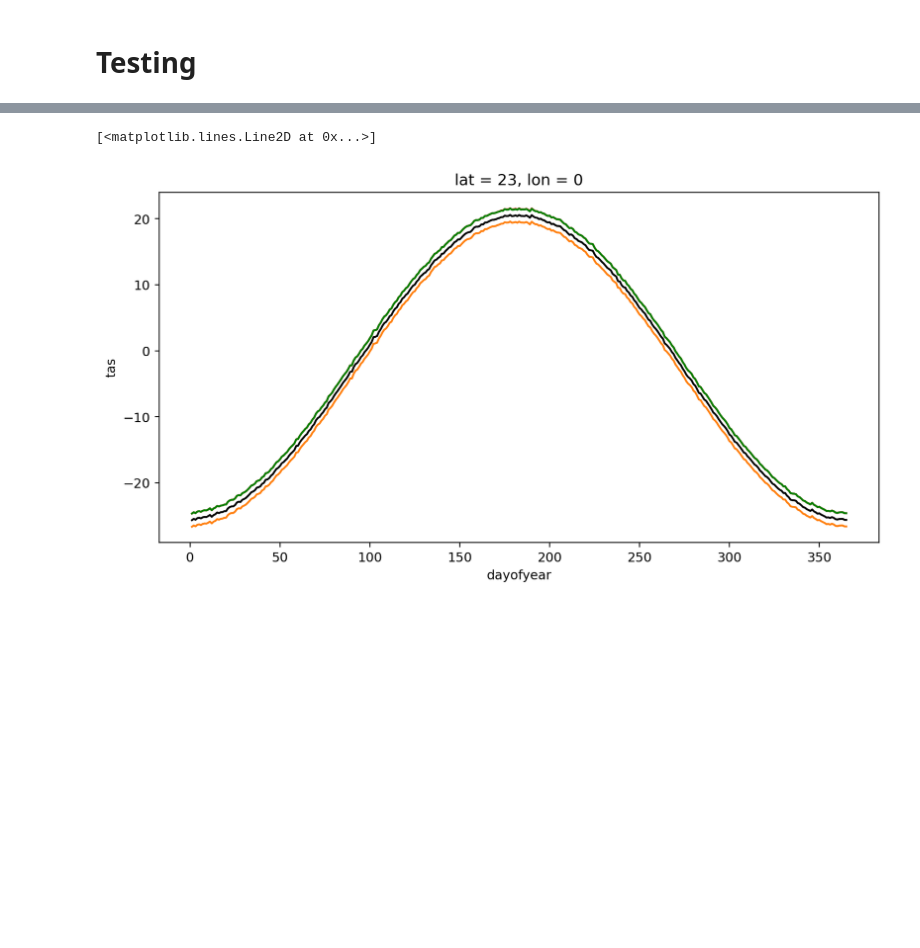
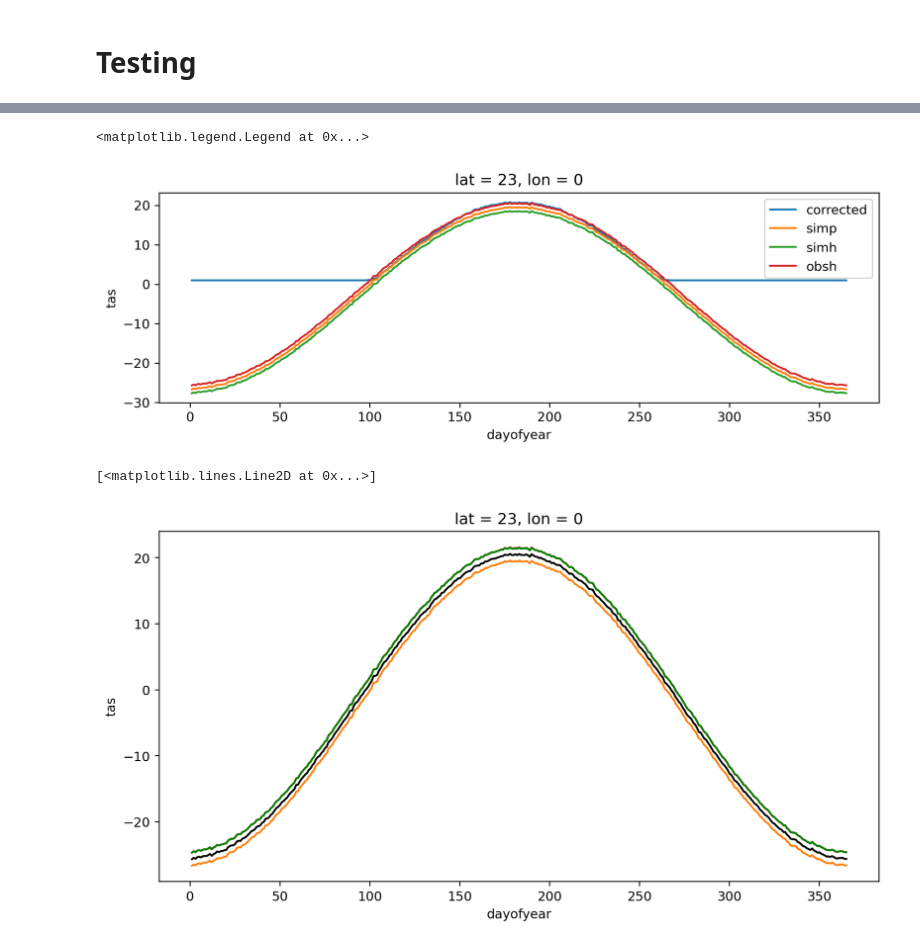
Before and after one commit to btschwertfeger/python-cmethods, a Jupyter notebook: examples/test.ipynb, the cells around one changed output, grey strips where cells are left out. Saved outputs shown, nothing was run; the diff lists cells and outputs as text; code cells hidden in the pictures; blank space fills up the shorter version.

```diff
--- a/examples/test.ipynb
+++ b/examples/test.ipynb
@@ -18,3 +147,15 @@ simp = xr.open_dataset('input_data/scen.nc')
+# %%
+plt.figure(figsize=(10,3),dpi=300)
+x.groupby('time.dayofyear').mean(...).plot(label="corrected")
+simp['tas'][:,0,0].groupby('time.dayofyear').mean(...).plot(label='simp')
+
+simh['tas'][:,0,0].groupby('time.dayofyear').mean(...).plot(label='simh')
+
+obsh['tas'][:,0,0].groupby('time.dayofyear').mean(...).plot(label='obsh')
+plt.legend()
+# %% [output]
+<matplotlib.legend.Legend at 0x...>
+[figure, added]
 # %%
 def qm(ref,contr,scen,n_quantiles = 100,detrended=False):
     obs, simh, simp = np.array(ref), np.array(contr), np.array(scen)
```
Also changed, not shown: parts of 11 cells of this notebook, 6 other files.
